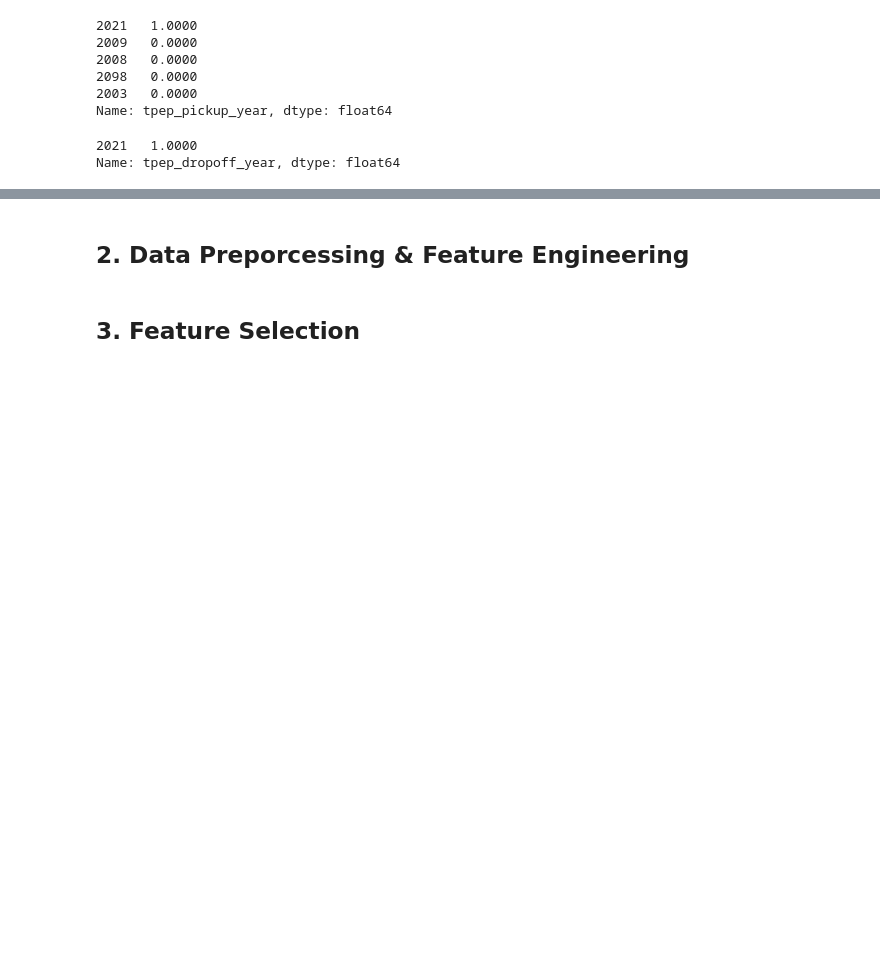
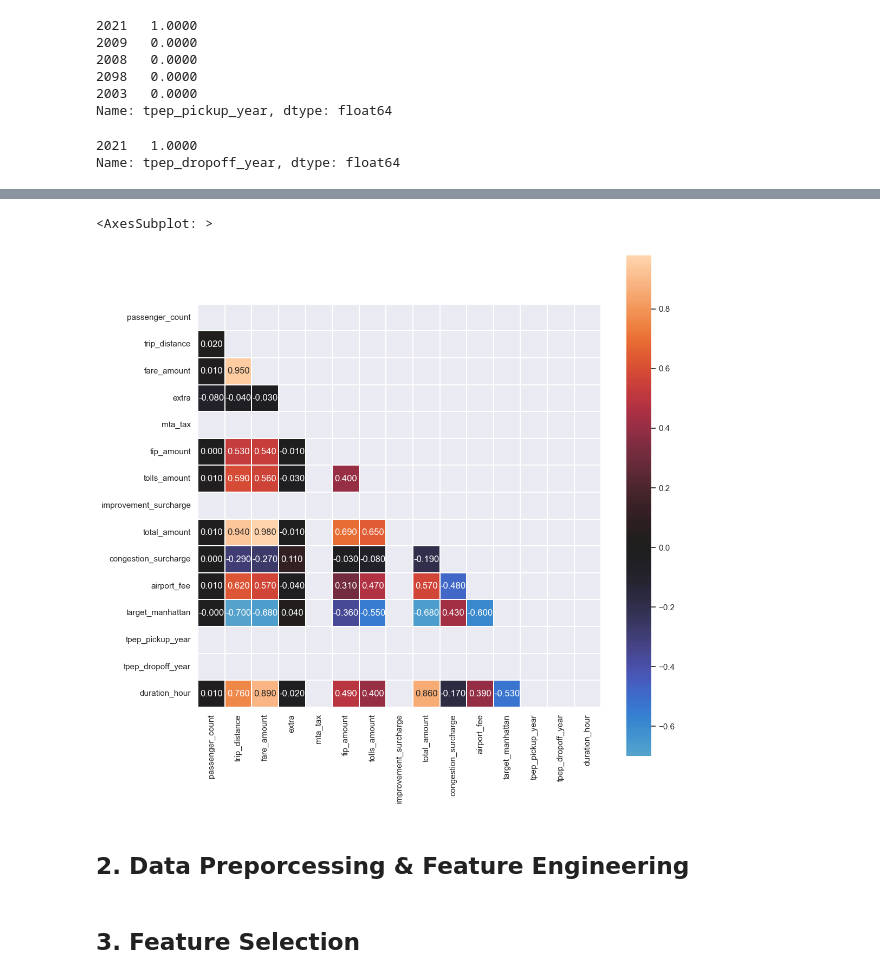
Before and after one commit to IchfanKurniawan/tlds-project, a Jupyter notebook: code/tlds-project.ipynb, the cells around one changed output, grey strips where cells are left out. Drawn from its saved outputs; the diff is of its cells as text; code cells hidden in the pictures; blank space fills up the shorter version.

```diff
--- a/code/tlds-project.ipynb
+++ b/code/tlds-project.ipynb
@@ -558,0 +635,3 @@ df.to_parquet('..\\dataset\\df_clean.parquet')
+# %%
+# duration of trip
+df['duration_hour'] = pd.to_numeric((df['tpep_dropoff_datetime'] - df['tpep_pickup_datetime']) / np.timedelta64(1, 'h'))
@@ -558,0 +833,13 @@ df.to_parquet('..\\dataset\\df_clean.parquet')
+# %%
+# correlation visz
+matrix = df.corr().round(2)
+
+mask = np.zeros_like(matrix)
+mask[np.triu_indices_from(mask)] = True
+
+fig, ax = plt.subplots(figsize = (12,12))
+sns.heatmap (matrix, center=0, fmt=".3f", square=True,
+annot=True, linewidth=.3, mask=mask)
+# %% [output]
+<AxesSubplot: >
+[figure, added]
```
Also changed, not shown: parts of 28 cells of this notebook.
